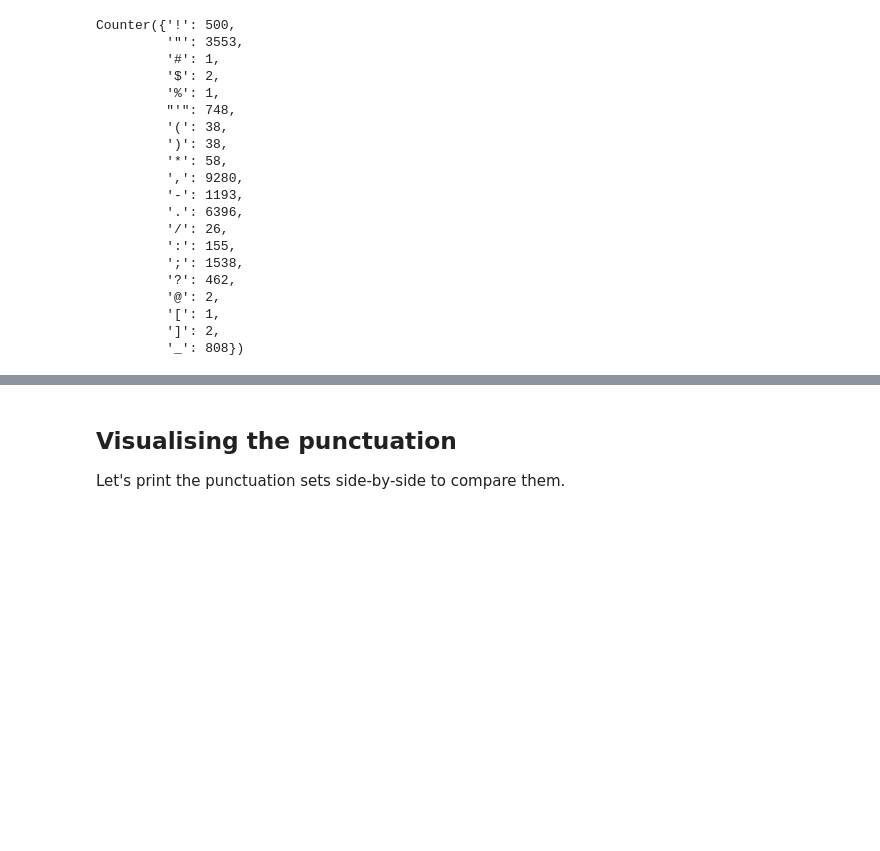
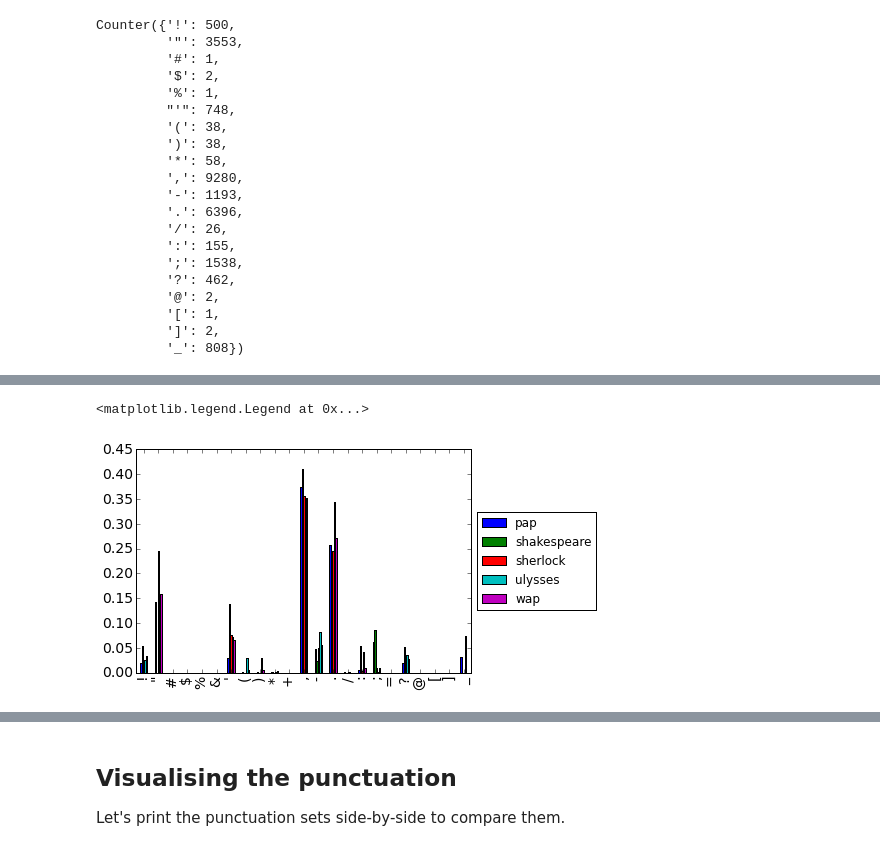
Before and after one commit to NeilNjae/visualising-punctuation, a Jupyter notebook: visualising-punctuation.ipynb, the cells around one changed output, grey strips where cells are left out. Drawn from its saved outputs; the diff is of its cells as text; code cells hidden in the pictures; blank space fills up the shorter version.

Commit message:
Tweaked text output, added some pandas plots

```diff
--- a/visualising-punctuation.ipynb
+++ b/visualising-punctuation.ipynb
@@ -178,0 +183,8 @@ Counter({'!': 500,
+# %%
+punctuation = pd.DataFrame({'sherlock': sherlock['counts'],
+                            'wap': wap['counts'],
+                            'shakespeare': shakespeare['counts'],
+                            'ulysses': ulysses['counts'],
+                            'pap': pap['counts']})
+punctuation.fillna(value=0, inplace=True)
+punctuation
@@ -178,0 +209,7 @@ Counter({'!': 500,
+# %%
+punctuation_normalised = punctuation.div(punctuation.sum())
+ax = punctuation_normalised.plot(kind='bar', fontsize=14)
+ax.legend(loc='center left', bbox_to_anchor=(1, 0.5))
+# %% [output]
+<matplotlib.legend.Legend at 0x...>
+[figure, added]
```
Also changed, not shown: parts of 15 cells of this notebook, 1 other file.
